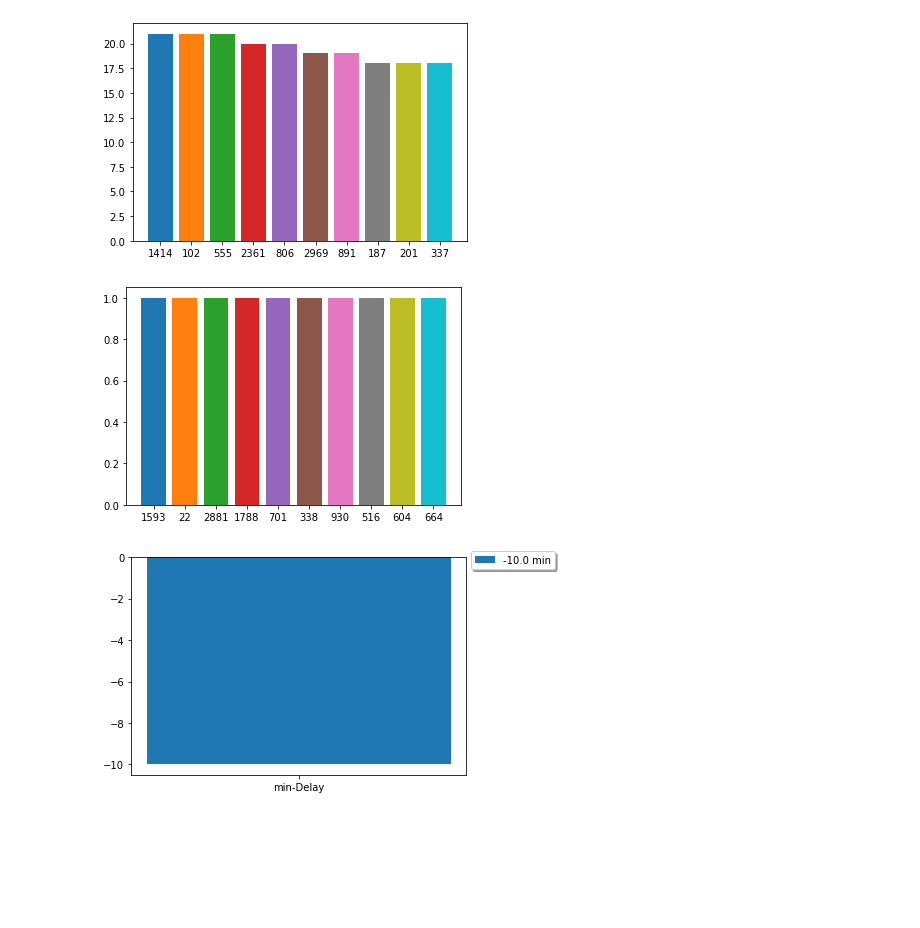
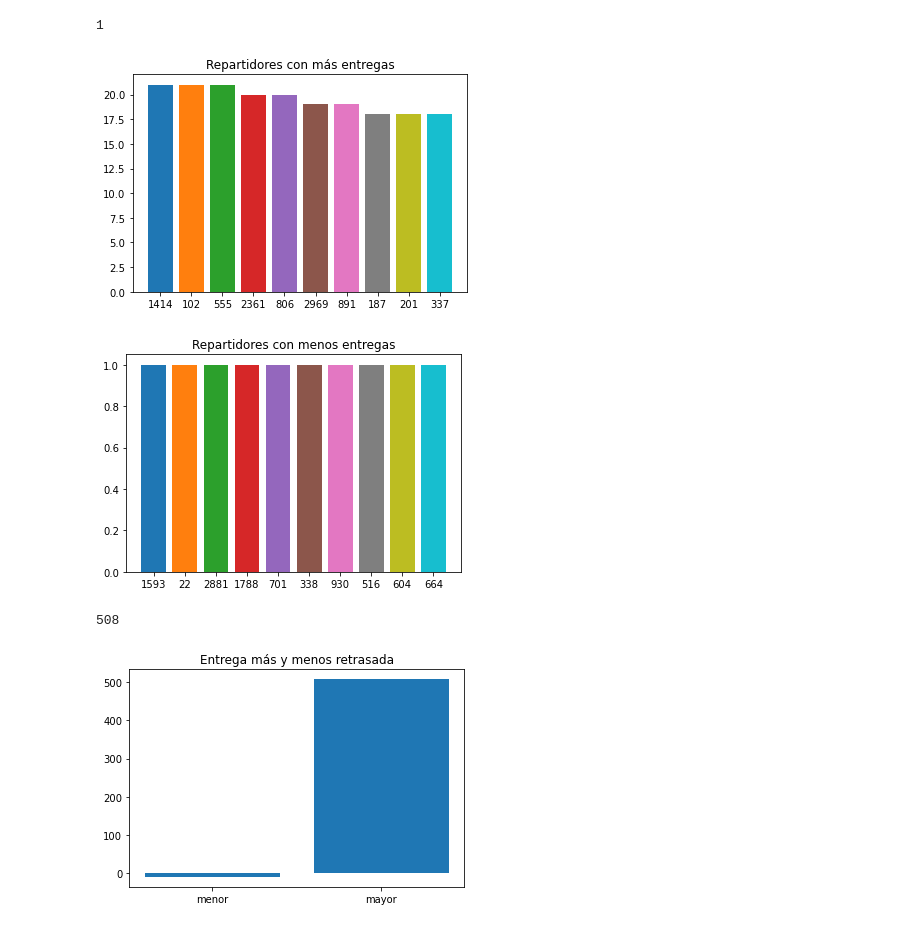
Before and after one commit to julioSanchez8/Amo-los-lunes, a Jupyter notebook: Hack.ipynb, the cells around one changed output. Saved outputs shown, nothing was run; the diff lists cells and outputs as text; code cells hidden in the pictures; blank space fills up the shorter version.

Commit message:
Añadir más gráficos e implementar conversión a imagen

```diff
--- a/Hack.ipynb
+++ b/Hack.ipynb
@@ -6,37 +6,61 @@ import datetime
 import math
 
 datos = pd.read_csv('delivery_dataset.csv',sep=';')
+datos = datos.replace('NA',np.nan)
 # %%
 def mayor_entregas(ano, mes, datos):
     carga_mensual = datos[datos.Year == ano]
     carga_mensual = carga_mensual[carga_mensual.Month == mes]
     for i, v in enumerate(carga_mensual['Carrier_Num'].value_counts().head(10).index.tolist()):
         plt.bar(str(v), carga_mensual['Carrier_Num'].value_counts()[v], width=0.8)
+    plt.title(label='Repartidores con más entregas')
     plt.savefig('mayor-entregas.png')
+
+def mayor_repartidor(ano, mes, datos):
+    return int(datos['Carrier_Num'].max())
+
+def menor_repartidor(ano, mes, datos):
+    return int(datos['Carrier_Num'].min())
+
 mayor_entregas(2020,1,datos)
+
+mayor_repartidor(2020,1,datos)
+
+menor_repartidor(2020,1,datos)
 # %% [output]
+1
-[figure, old version]
+[figure, new version]
 # %%
 def menor_entregas(ano, mes, datos):
     carga_mensual = datos[datos.Year == ano]
     carga_mensual = carga_mensual[carga_mensual.Month == mes]
     for i, v in enumerate(carga_mensual['Carrier_Num'].value_counts().tail(10).index.tolist()):
         plt.bar(str(v), carga_mensual['Carrier_Num'].value_counts()[v], width=0.8)
+    plt.title(label='Repartidores con menos entregas')
     plt.savefig('menor-entregas.png')
 menor_entregas(2020,1,datos)
 # %% [output]
-[figure, old version]
+[figure, new version]
 # %%
+def min_max_delay(ano, mes, datos):
+    datos = [int(datos[datos.Year == ano][datos.Month == mes]['Shipment_Delay'].min()),int(datos[datos.Year == ano][datos.Month == mes]['Shipment_Delay'].max())]
+    plt.bar(['menor','mayor'],datos,align='center')
+    plt.title('Entrega más y menos retrasada')
+    plt.savefig('min-max-delay.png')
+
 def min_delay(ano, mes, datos):
-    carga_mensual = datos[datos.Year == ano]
-    carga_mensual = carga_mensual[carga_mensual.Month == mes]
-    plt.bar('min-Delay', carga_mensual['Shipment_Delay'].min(), width=0.8,
-            label=str(carga_mensual['Shipment_Delay'].min()) + ' min',
-            align='center')
-    plt.legend(loc="upper left", bbox_to_anchor=(1.0, 1.05), shadow=True)
+    return int(datos[datos.Year == ano][datos.Month == mes]['Shipment_Delay'].min())
+
+def max_delay(ano, mes, datos):
+    return int(datos[datos.Year == ano][datos.Month == mes]['Shipment_Delay'].max())
+
+min_max_delay(2020,1,datos)
 
 min_delay(2020,1,datos)
+
+max_delay(2020,1,datos)
 # %% [output]
+508
-[figure, old version]
+[figure, new version]
 # %%
 def max_delay(ano, mes, datos):
```
Also changed, not shown: parts of 14 cells of this notebook, 1 other file.
